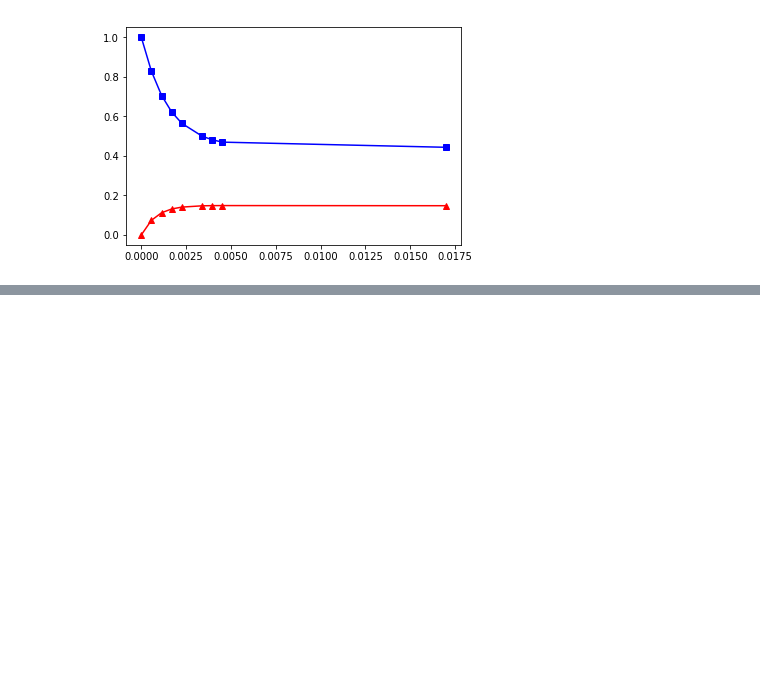
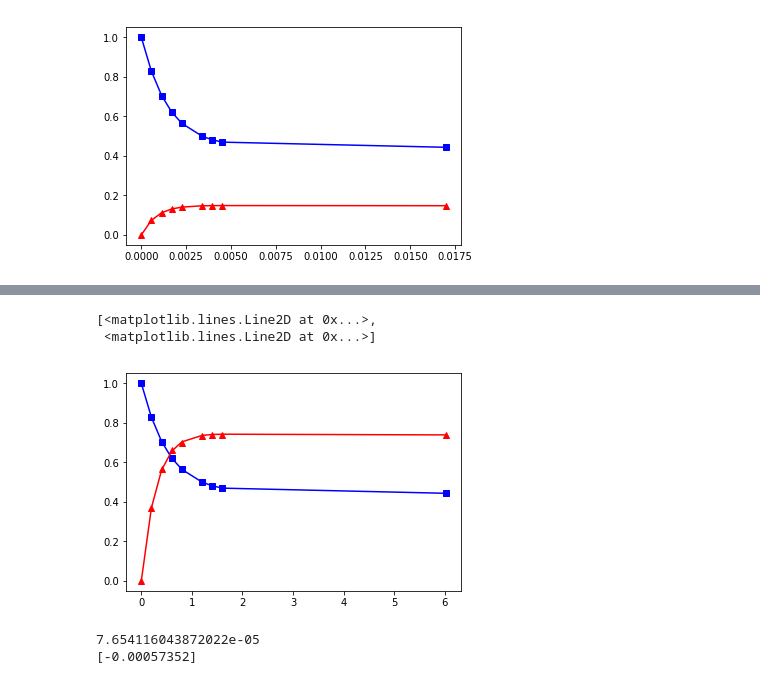
Before and after one commit to lsg6140/Python, a Jupyter notebook: PBM/pe_ode_test.ipynb, the cells around one changed output, grey strips where cells are left out. Cells and saved outputs as stored; diff of their text form; code cells hidden in the pictures; blank space fills up the shorter version.

```diff
--- a/PBM/pe_ode_test.ipynb
+++ b/PBM/pe_ode_test.ipynb
@@ -234,3 +256,10 @@ Jacobian
 [[3274617.8936603   -16431.03234524]]
 [[2905273.18131808  -22776.51257757]]
 [figure]
+# %%
+N1 = 15
+J_normal_y = np.zeros((N1,1,2))
+for i in range(1,N1):
+    J_normal_y[i] = res_model1[1][i]/res_model1[0][:,i]
+print(*J_normal_y,sep='\n')
+K1 = np.diag(k_model1)
@@ -298,0 +522,24 @@ y0 is
+# %%
+def model2_scaled(u,alpha):
+    K1 = 0.242
+    K2 = 0.428
+    dudt = np.empty(2)
+    M1 = 1
+    M2 = 0.2
+    beta = M2/M1
+    r1 = u[0]**2-beta*u[1]*(2/M1-2*u[0]-beta*u[1])/(3*K1)
+    r2 = beta*u[0]*u[1]-(1/M1-u[0]-2*beta*u[1])*(2/M1-2*u[0]-beta*u[1])/(9*K2)
+    dudt[0] = -r1-alpha*r2
+    dudt[1] = r1/(beta*2)-alpha*r2/beta
+    return dudt
+# %%
+alpha2 = k_model2[1]/k_model2[0]
+tbar2 = k_model2[0]*t_model2
+res_model2_scaled = pe.state_jacob_int(model2_scaled,y0_model2,alpha2,tbar2)
+# %%
+plt.plot(tbar2,yhat_model2[0,:],'bs',tbar2,yhat_model2[1,:]/0.2,'r^')
+plt.plot(tbar2,res_model2_scaled[0][0,:],'b',tbar2,res_model2_scaled[0][1,:],'r')
+# %% [output]
+[<matplotlib.lines.Line2D at 0x...>,
+ <matplotlib.lines.Line2D at 0x...>]
+[figure, added]
@@ -298,0 +553,7 @@ y0 is
+# %%
+S_scaled2,g_scaled2 = pe.Sg_ode(model2_scaled,yhat_bar2,Q2,alpha2,tbar2)
+print(S_scaled2)
+print(g_scaled2)
+# %% [output]
+7.654116043872022e-05
+[-0.00057352]
```
Also changed, not shown: parts of 58 cells of this notebook, 3 other files.
